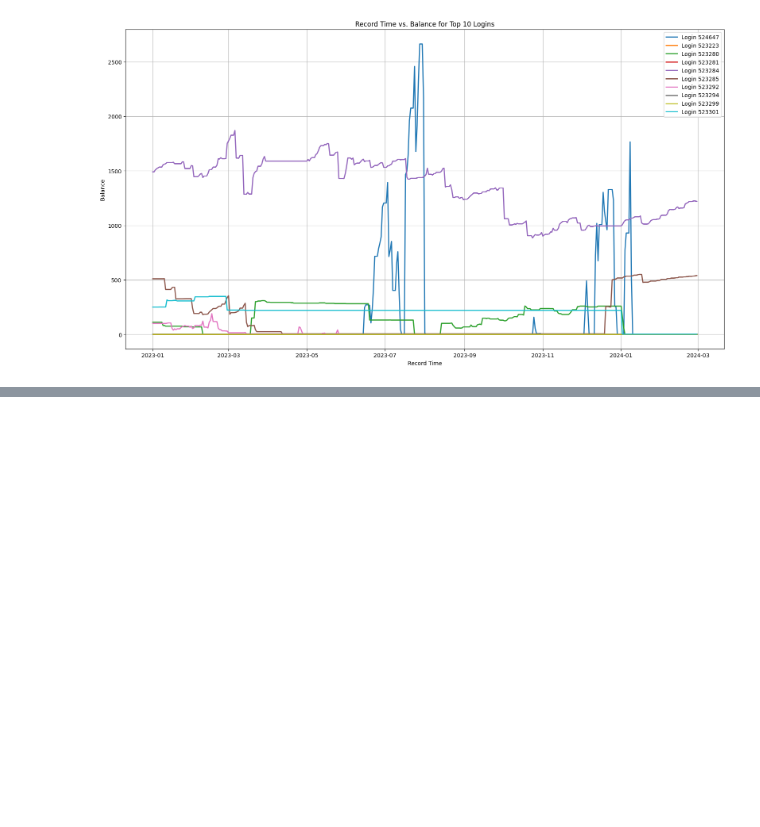
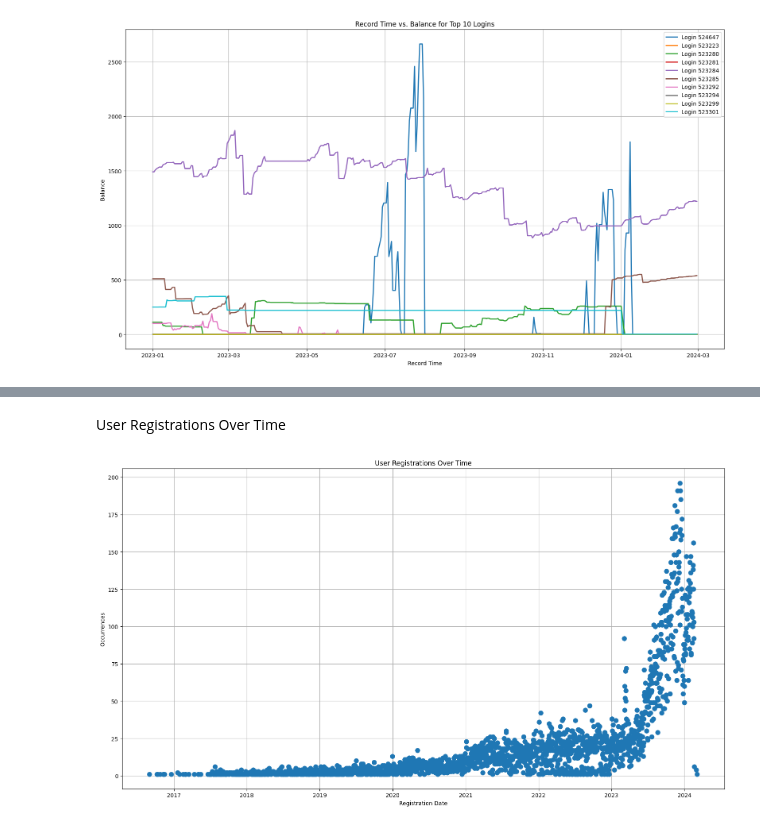
Before and after one commit to CommonCrayon/CapstoneProject, a Jupyter notebook: DataExploration.ipynb, the cells around one changed output, grey strips where cells are left out. Drawn from its saved outputs; the diff is of its cells as text; code cells hidden in the pictures; blank space fills up the shorter version.

```diff
--- a/DataExploration.ipynb
+++ b/DataExploration.ipynb
@@ -76,0 +117,20 @@ plt.show()
+# %% [markdown]
+User Registrations Over Time
+# %%
+# Convert reg_date to datetime
+df_login['reg_date'] = pd.to_datetime(df_login['reg_date'], unit='s')
+
+# Group by registration date and count occurrences
+registration_counts = df_login.groupby(df_login['reg_date'].dt.date).size().reset_index(name='occurrences')
+
+# Plotting
+plt.figure(figsize=(16, 9))
+plt.plot(registration_counts['reg_date'], registration_counts['occurrences'], marker='o', linestyle='', markersize=8)
+plt.title('User Registrations Over Time')
+plt.xlabel('Registration Date')
+plt.ylabel('Occurrences')
+plt.grid(True)
+plt.tight_layout()
+plt.show()
+# %% [output]
+[figure, added]
```
Also changed, not shown: parts of 4 cells of this notebook.
